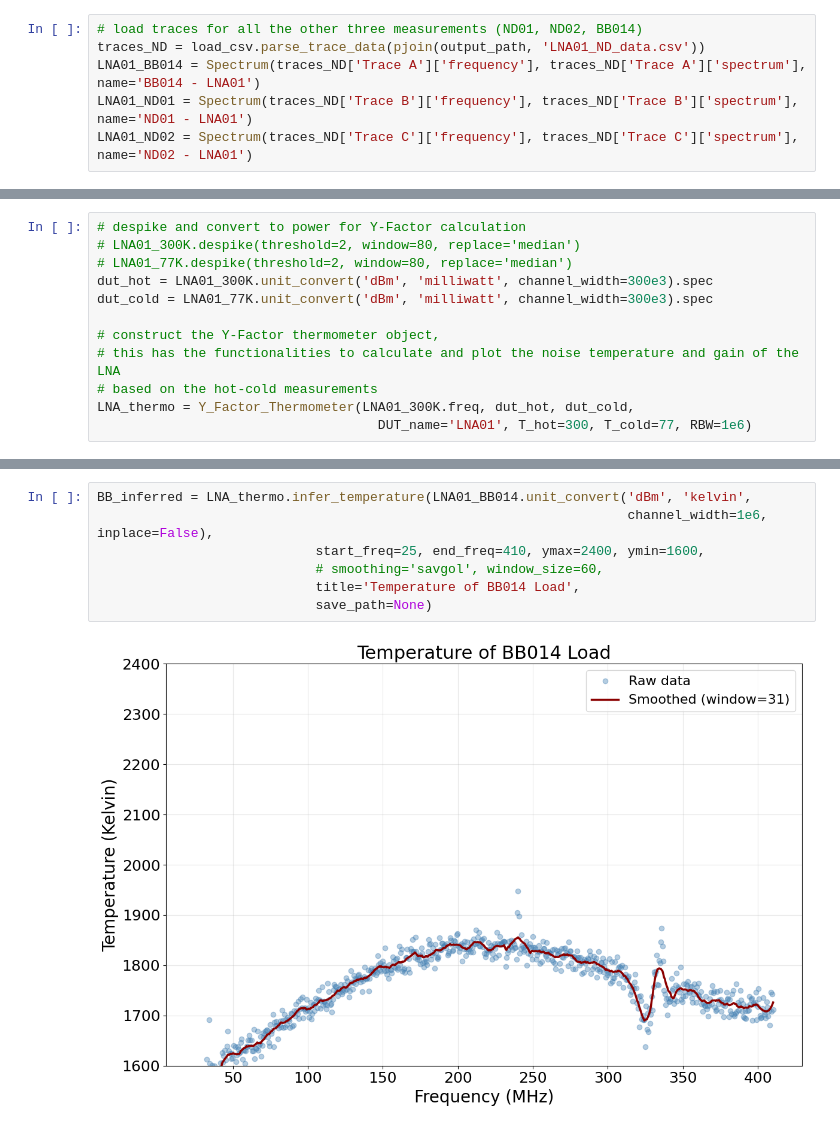
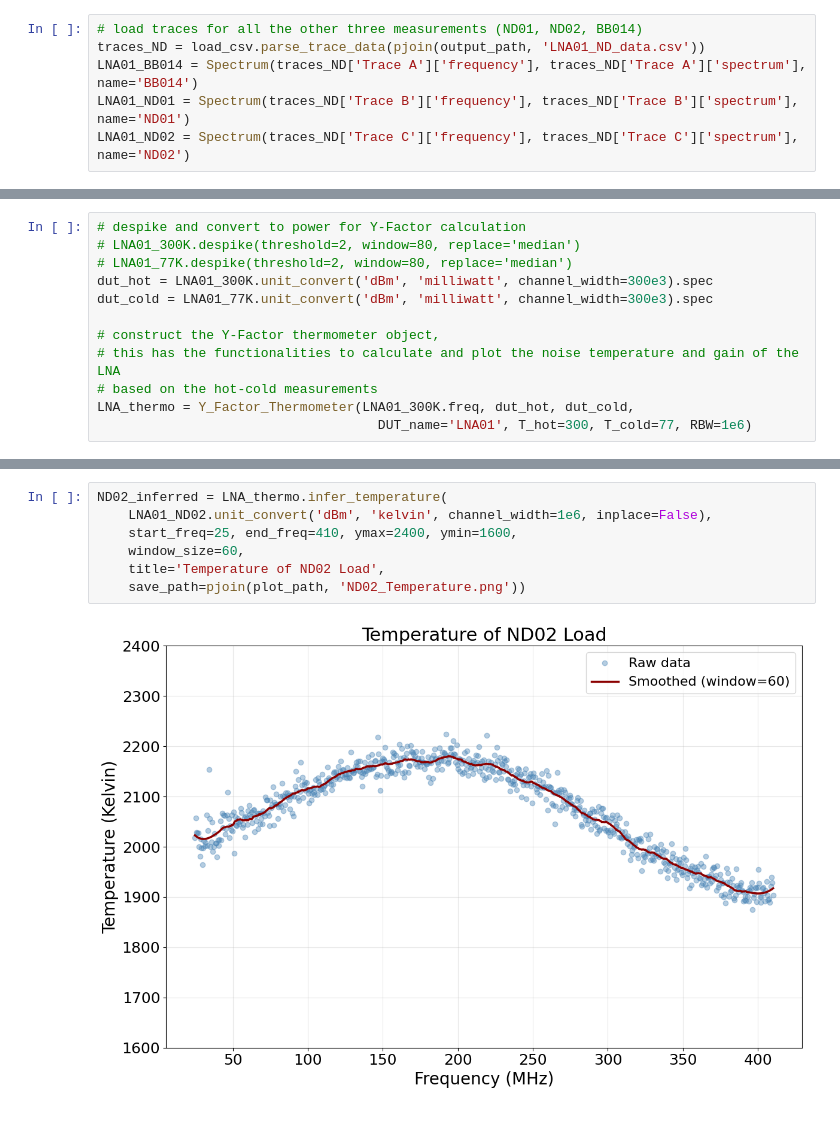
Before and after one commit to alhosani-abdulla/Highz-EXP, a Jupyter notebook: notebooks/Y_factor.ipynb, the cells around one changed output, grey strips where cells are left out. Saved outputs shown, nothing was run; the diff lists cells and outputs as text.

```diff
--- a/notebooks/Y_factor.ipynb
+++ b/notebooks/Y_factor.ipynb
@@ -109,9 +103,9 @@ Successfully parsed 4 traces with data
 # %%
 # load traces for all the other three measurements (ND01, ND02, BB014)
 traces_ND = load_csv.parse_trace_data(pjoin(output_path, 'LNA01_ND_data.csv'))
-LNA01_BB014 = Spectrum(traces_ND['Trace A']['frequency'], traces_ND['Trace A']['spectrum'], name='BB014 - LNA01')
-LNA01_ND01 = Spectrum(traces_ND['Trace B']['frequency'], traces_ND['Trace B']['spectrum'], name='ND01 - LNA01')
-LNA01_ND02 = Spectrum(traces_ND['Trace C']['frequency'], traces_ND['Trace C']['spectrum'], name='ND02 - LNA01')
+LNA01_BB014 = Spectrum(traces_ND['Trace A']['frequency'], traces_ND['Trace A']['spectrum'], name='BB014')
+LNA01_ND01 = Spectrum(traces_ND['Trace B']['frequency'], traces_ND['Trace B']['spectrum'], name='ND01')
+LNA01_ND02 = Spectrum(traces_ND['Trace C']['frequency'], traces_ND['Trace C']['spectrum'], name='ND02')
 # %% [output]
 Found 4 traces: ['Trace A', 'Trace B', 'Trace C', 'Trace D']
 Column pairs: [(0, 1), (2, 3), (4, 5), (6, 7)]
@@ -208,9 +228,9 @@ BB_inferred = LNA_thermo.infer_temperature(LNA01_BB016.unit_convert('dBm', 'kelv
 # %%
-BB_inferred = LNA_thermo.infer_temperature(LNA01_BB014.unit_convert('dBm', 'kelvin',
-                                                                    channel_width=1e6, inplace=False),
-                            start_freq=25, end_freq=410, ymax=2400, ymin=1600,
-                            # smoothing='savgol', window_size=60,
-                            title='Temperature of BB014 Load',
-                            save_path=None)
+ND02_inferred = LNA_thermo.infer_temperature(
+    LNA01_ND02.unit_convert('dBm', 'kelvin', channel_width=1e6, inplace=False),
+    start_freq=25, end_freq=410, ymax=2400, ymin=1600,
+    window_size=60,
+    title='Temperature of ND02 Load',
+    save_path=pjoin(plot_path, 'ND02_Temperature.png'))
 # %% [output]
-[figure, old version]
+[figure, new version]
```
Also changed, not shown: parts of 17 cells of this notebook, 2 other files.
